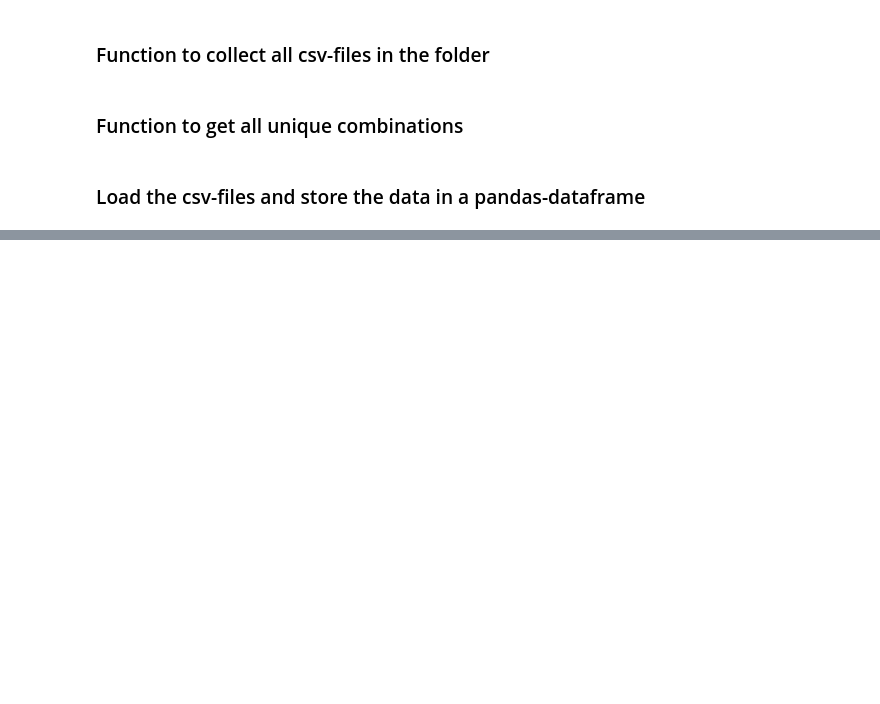
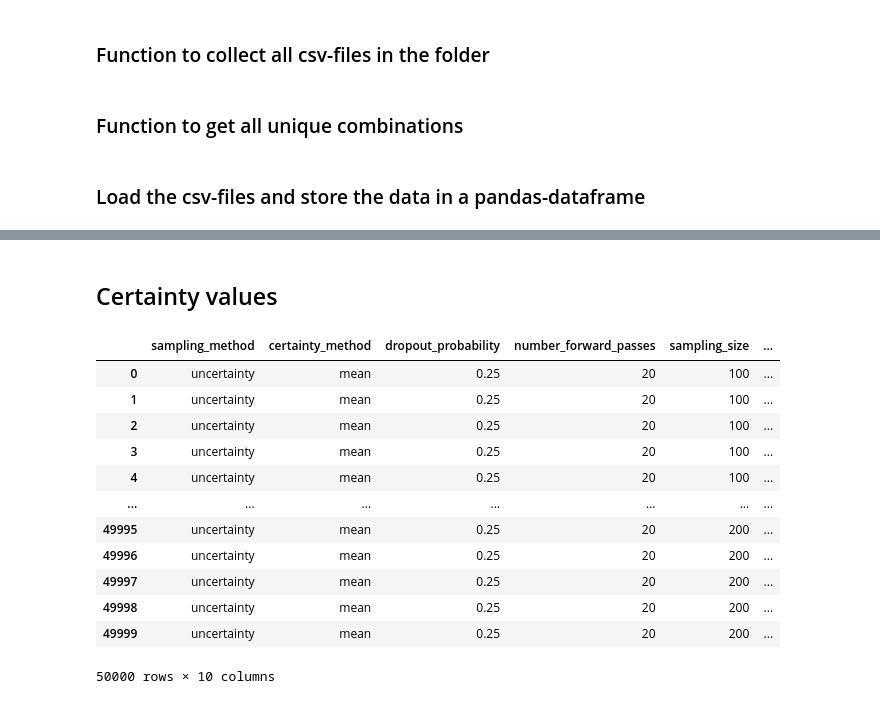
Before and after one commit to pieterblok/maskal, a Jupyter notebook: active_learning/utils/statistics_exp2.ipynb, the cells around one changed output, grey strips where cells are left out. Saved outputs shown, nothing was run; the diff lists cells and outputs as text; code cells hidden in the pictures; blank space fills up the shorter version.

```diff
--- a/active_learning/utils/statistics_exp2.ipynb
+++ b/active_learning/utils/statistics_exp2.ipynb
@@ -149,2 +165,68 @@ sampling_frequency  6.4031 3.0000 12.0000 0.0078
 # %%
 df1.to_csv('/mnt/nvme2n1p2/PieterBlok/PhD/Paper 04 - Active Learning/Results/exp2/exp2.csv', index=False)
+# %% [markdown]
+## Certainty values
+# %%
+folder = "/home/pieter/maskAL/results/exp2"
+numimg = [100, 500, 900, 1300, 1700, 2100, 2500]
+subfolders = []
+
+for path, subdirs, files in os.walk(folder):
+    for name in files:
+        if os.path.splitext(name)[-1] == ".txt" and "trainfiles_iteration" in os.path.splitext(name)[0]:
+            if path not in subfolders:
+                subfolders.append(path)
+
+clmns = ["sampling_method", "certainty_method", "dropout_probability", "number_forward_passes", "sampling_size", "sampling_frequency", "run", "number_images", "image_name", "certainty_value"]
+df2 = pd.DataFrame(columns=clmns)
+txtfiles = []
+
+for p in range(len(subfolders)):
+    subfolder = subfolders[p]
+    txtfiles = glob.glob(subfolder + "/*.txt")
+    txtfiles.sort()
+
+    run_no = int(subfolder.split("/")[-2][-1])
+    combination = subfolder.split("/")[-1]
+    sam_mt = combination.split("_")[0]
+    unc_mt = combination.split("_")[1]
+    prob = combination.split("_")[2]
+    fwp = combination.split("_")[3]
+    sam_sz = combination.split("_")[4]
+    sam_freq = 2400 / int(sam_sz)
+    start_img_num = 100
+
+    for tf in range(len(txtfiles)):
+        txtfile = txtfiles[tf]
+        it_num = int(os.path.splitext(os.path.basename(txtfile))[0][-3:])
+        img_num = start_img_num + (int(sam_sz)*it_num)
+
+        df3 = pd.read_csv(txtfile, names=["image_name", "certainty_value"])
+        df3['certainty_value'] = pd.to_numeric(df3['certainty_value'], errors='coerce')
+        if it_num != 0:
+            df3 = df3[df3['certainty_value'].notna()]
+        df3.insert(loc=0, column='number_images', value=img_num)
+        df3.insert(loc=0, column='run', value=run_no)
+        df3.insert(loc=0, column='sampling_size', value=sam_sz)
+        df3.insert(loc=0, column='sampling_frequency', value=int(sam_freq))
+        df3.insert(loc=0, column='number_forward_passes', value=fwp)
+        df3.insert(loc=0, column='dropout_probability', value=prob)
+        df3.insert(loc=0, column='certainty_method', value=unc_mt)
+        df3.insert(loc=0, column='sampling_method', value=sam_mt)
+
+        df2 = df2.append(df3, ignore_index=True)
+df2
+# %% [output]
+|  | sampling_method | certainty_method | dropout_probability | number_forward_passes | sampling_size | ... |
+| 0 | uncertainty | mean | 0.25 | 20 | 100 | ... |
+| 1 | uncertainty | mean | 0.25 | 20 | 100 | ... |
+| 2 | uncertainty | mean | 0.25 | 20 | 100 | ... |
+| 3 | uncertainty | mean | 0.25 | 20 | 100 | ... |
+| 4 | uncertainty | mean | 0.25 | 20 | 100 | ... |
+| ... | ... | ... | ... | ... | ... | ... |
+| 49995 | uncertainty | mean | 0.25 | 20 | 200 | ... |
+| 49996 | uncertainty | mean | 0.25 | 20 | 200 | ... |
+| 49997 | uncertainty | mean | 0.25 | 20 | 200 | ... |
+| 49998 | uncertainty | mean | 0.25 | 20 | 200 | ... |
+| 49999 | uncertainty | mean | 0.25 | 20 | 200 | ... |
+50000 rows × 10 columns
```
Also changed, not shown: parts of 7 cells of this notebook, 3 other files.
